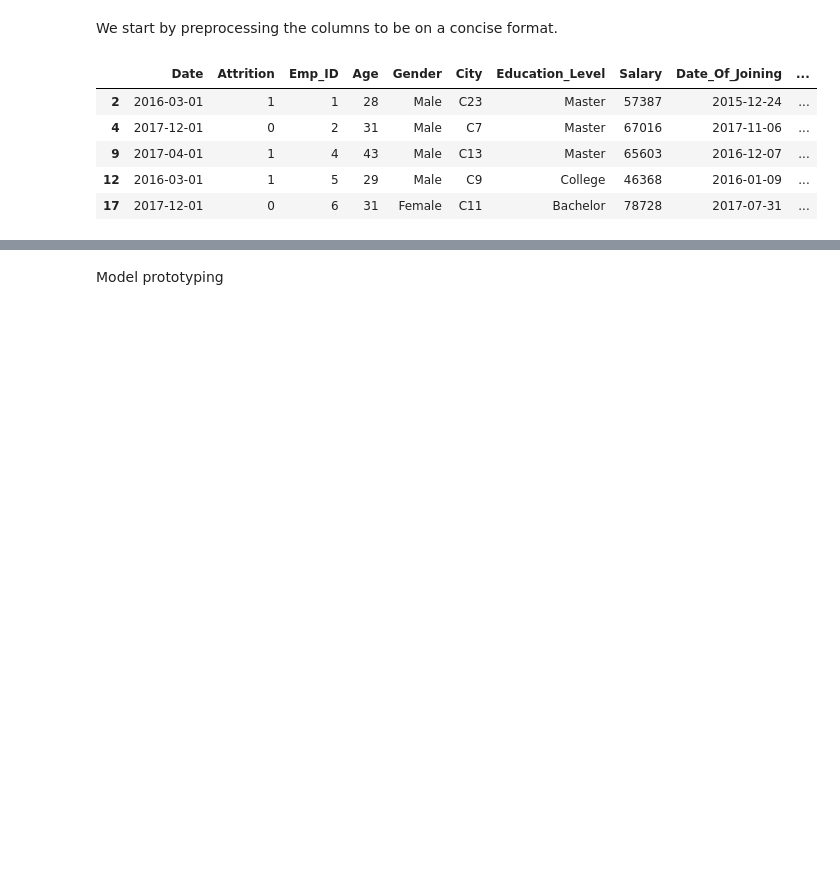
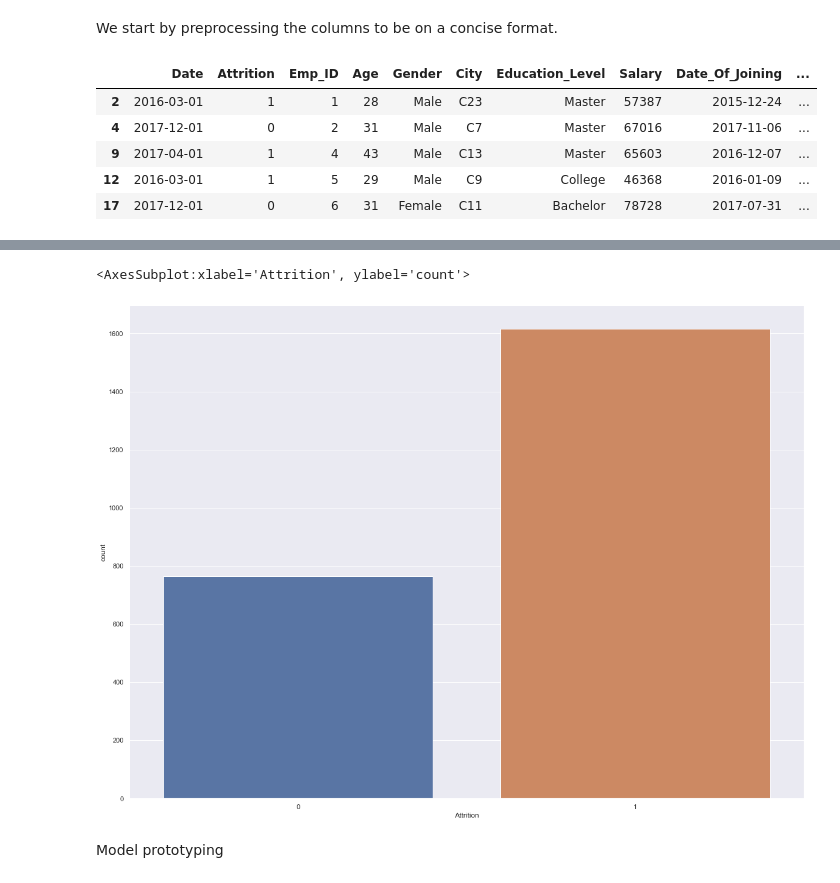
Before and after one commit to MathiasBjorgum/Project, a Jupyter notebook: tdt4259_project_notebook.ipynb, the cells around one changed output, grey strips where cells are left out. Drawn from its saved outputs; the diff is of its cells as text; code cells hidden in the pictures; blank space fills up the shorter version.

```diff
--- a/tdt4259_project_notebook.ipynb
+++ b/tdt4259_project_notebook.ipynb
@@ -34,3 +51,9 @@ final_dataset.head()
+# %%
+sns.set(rc = {"figure.figsize": (20, 15)})
+sns.countplot(final_dataset, x = "Attrition")
+# %% [output]
+<AxesSubplot:xlabel='Attrition', ylabel='count'>
+[figure, added]
 # %% [markdown]
 Model prototyping
 # %%
```
Also changed, not shown: parts of 8 cells of this notebook.
